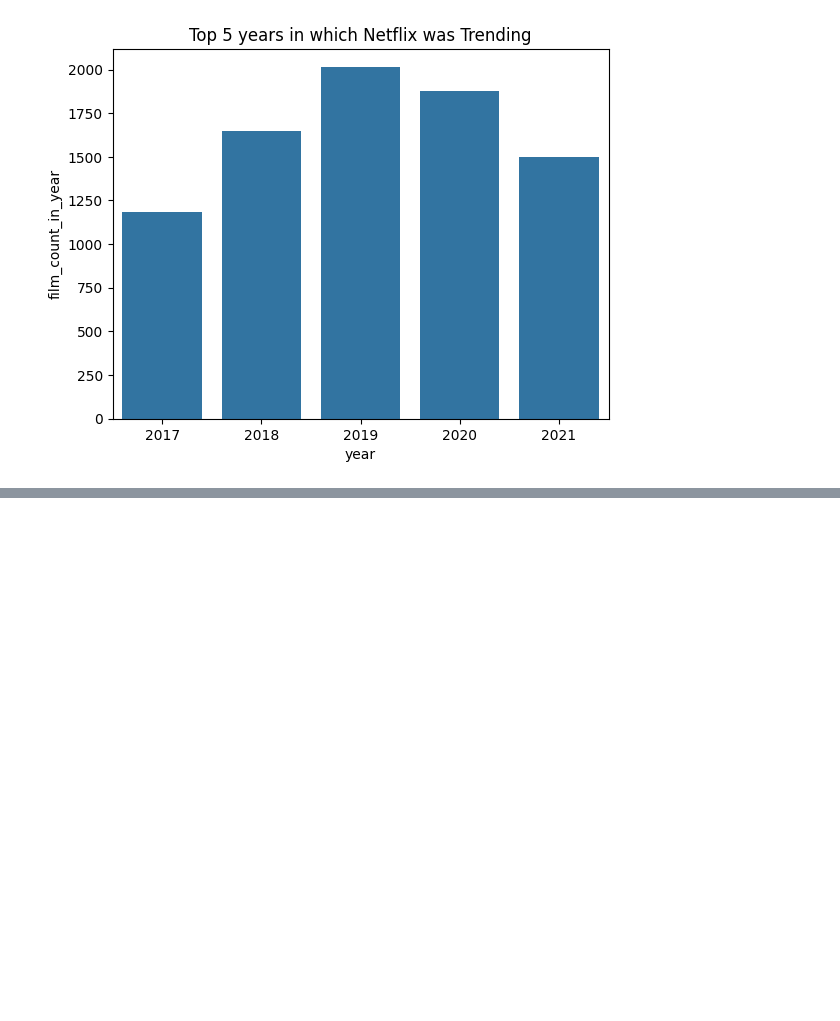
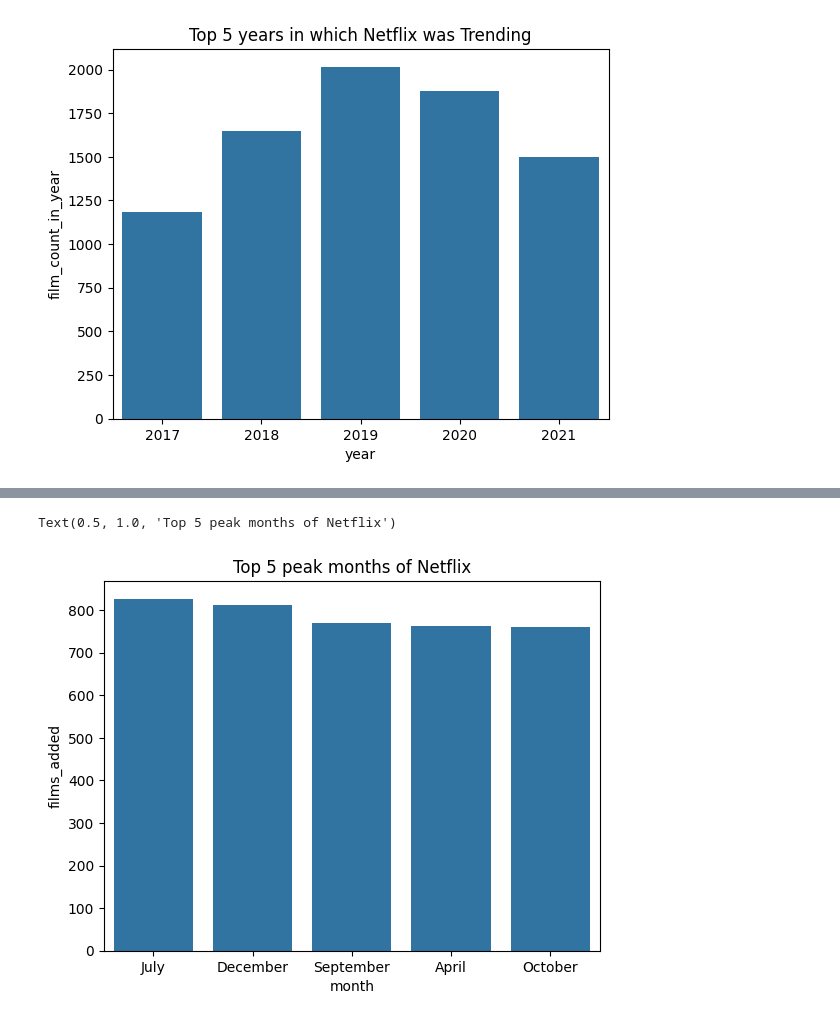
Before and after one commit to pragnakulkarni/Netflix-Movies-and-TV-Shows, a Jupyter notebook: Welcome_To_Colab.ipynb, the cells around one changed output, grey strips where cells are left out. Saved outputs shown, nothing was run; the diff lists cells and outputs as text; code cells hidden in the pictures; blank space fills up the shorter version.

```diff
--- a/Welcome_To_Colab.ipynb
+++ b/Welcome_To_Colab.ipynb
@@ -467,0 +471,5 @@ Text(0.5, 1.0, 'Top 5 years in which Netflix was Trending')
+# %%
+films_in_month = pd.DataFrame(netflix_df['date_added'].dt.strftime('%B').value_counts()).reset_index()
+films_in_month.columns = ['month','films_added']
+films_in_month = films_in_month.sort_values(by = 'films_added', ascending = False)
+films_in_month
@@ -467,0 +495,3 @@ Text(0.5, 1.0, 'Top 5 years in which Netflix was Trending')
+# %%
+top_5_months = films_in_month.head()
+top_5_months
@@ -467,0 +505,6 @@ Text(0.5, 1.0, 'Top 5 years in which Netflix was Trending')
+# %%
+sns.barplot(data = top_5_months,x = 'month', y = 'films_added')
+plt.title('Top 5 peak months of Netflix')
+# %% [output]
+Text(0.5, 1.0, 'Top 5 peak months of Netflix')
+[figure, added]
```
Also changed, not shown: parts of 16 cells of this notebook.
